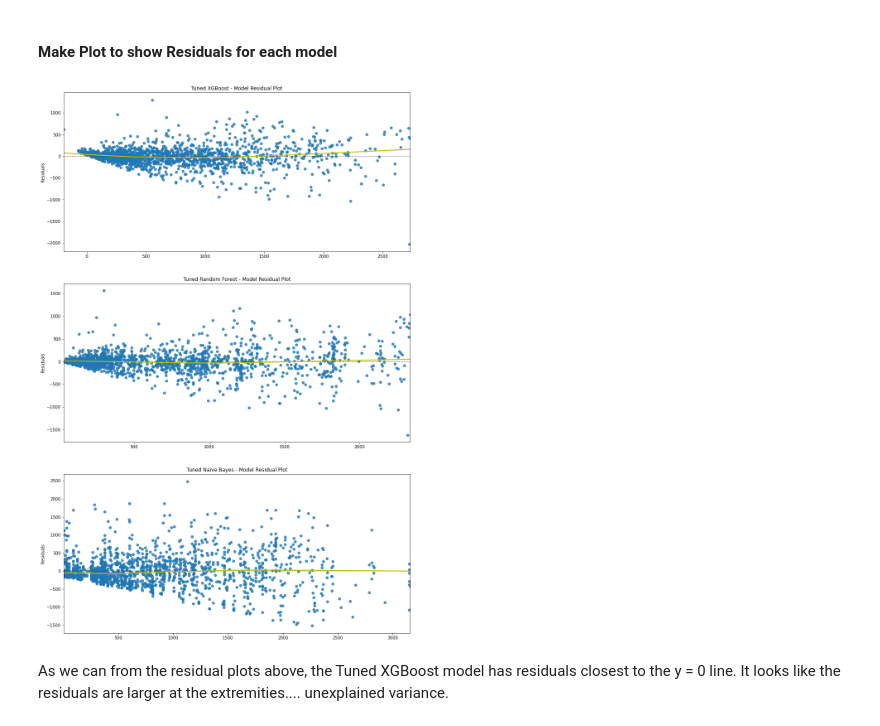
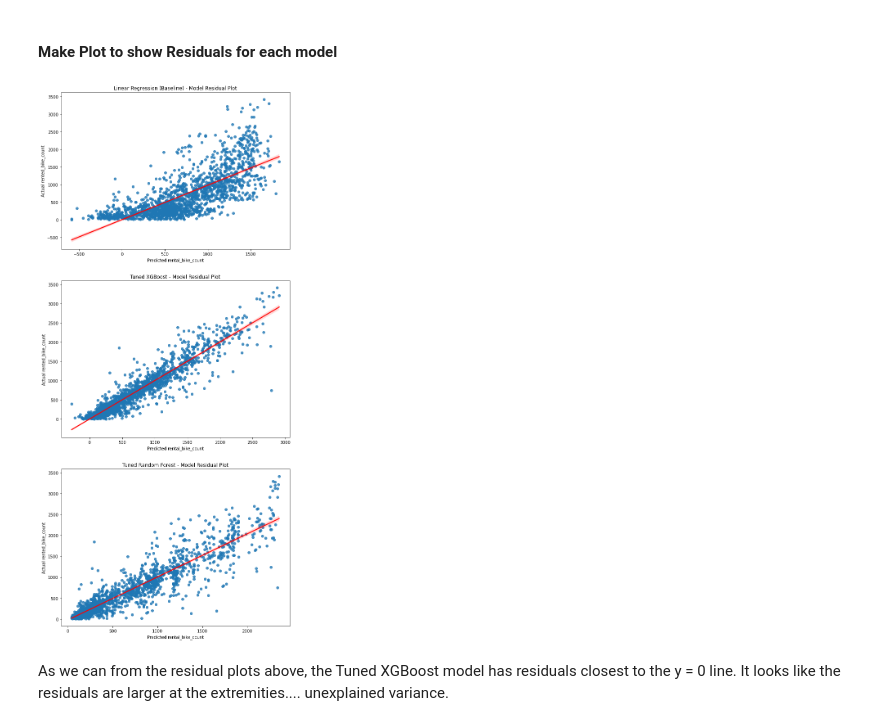
Before and after one commit to j4mes12/ITAI_Coursework, a Jupyter notebook: Task 1/04_Model_Tuning.ipynb, the cells around one changed output. Drawn from its saved outputs; the diff is of its cells as text; code cells hidden in the pictures.

```diff
--- a/Task 1/04_Model_Tuning.ipynb
+++ b/Task 1/04_Model_Tuning.ipynb
@@ -228,3 +280,0 @@ xgb_tuned_params['max_depth'] = 3
-# %%
-xgb_tuned = XGBRegressor(**xgb_tuned_params)
-xgb_tuned.fit(X_train, y_train, **fit_params)
@@ -252,10 +294,14 @@ Although these R2 scores are lower then the baseline xgboost R2 scores, we have
 ### RandomForest Model Tuning
 
 As mentioned, since the RandomForest hyperparameters are tree-based, we can tune them all with a single study. The parameters we will be tuning are the following: `max_depth`, `max_features`, `n_estimators`, `bootstrap`, `min_samples_leaf` and `min_samples_split`.
-# %%
-rf_base_params = {
-    'verbose' : 0,
-    'random_state' : p.RANDOM_STATE,
-    }
-
-rf_optuna_base = RandomForestRegressor(**rf_base_params)
+# %%
+model = rf_optuna_base.fit(**train_data)
+
+train_r2 = f.evaluate_model(model, metric = 'r2', **train_data)
+test_r2 = f.evaluate_model(model, metric = 'r2', **test_data)
+
+xgb_results_record['Train R2 Score'].append(train_r2)
+xgb_results_record['Test R2 Score'].append(test_r2)
+
+print('Train R2:', train_r2)
+print('Test R2:', test_r2)
@@ -262,14 +311,17 @@ rf_optuna_base = RandomForestRegressor(**rf_base_params)
 # %%
 rf_oscv_params = {
-    'max_depth' : IntUniformDistribution(2, 6),
-    'max_features' : CategoricalDistribution(['auto', 'sqrt']),
+    'max_depth' : IntUniformDistribution(6, 15),
+    'max_features' : CategoricalDistribution(['auto', 'sqrt', 'log2']),
     'n_estimators' : IntUniformDistribution(50, 1000),
     'bootstrap' : CategoricalDistribution([True, False]),
     'min_samples_leaf' : UniformDistribution(0, 0.5),
     'min_samples_split' : UniformDistribution(0, 0.5),
     }
 
+rf_study = optuna.create_study(sampler = sampler, direction = 'maximize', study_name = 'RF_HyperParam_CV')
+
 rf_oscv = OptunaSearchCV(
+    study = rf_study,
     estimator = rf_optuna_base,
     param_distributions = rf_oscv_params,
     cv = 10,
@@ -278,8 +330,7 @@ rf_oscv = OptunaSearchCV(
     random_state = p.RANDOM_STATE,
     refit = True,
     scoring = 'r2',
-    return_train_score = True,
-    verbose = 2
+    verbose = 1
 )
 
 rf_oscv.fit(X_train, y_train)
@@ -403,27 +401,26 @@ Looking at these R2 scores, it looks like the Tuned XGBoost model is the appropr
 # %%
 def make_residual_plot():
 
-    fig, ax = plt.subplots(nrows = 3, ncols = 1, figsize=(15, 24))
+    fig, ax = plt.subplots(nrows = 3, ncols = 1, figsize=(10, 24))
 
-    for idx, model_info in enumerate([('Tuned XGBoost', xgb_tuned), ('Tuned Random Forest', rf_tuned), ('Tuned Naive Bayes', nb_tuned)]):
+    for idx, model_info in enumerate([('Linear Regression (Baseline)', lr), ('Tuned XGBoost', xgb_tuned), ('Tuned Random Forest', rf_tuned)]):
 
         model_name = model_info[0]
         model = model_info[1]
 
-        sns.residplot(
+        sns.regplot(
             ax = ax[idx],
             x = model.predict(X_val),
             y = y_val,
-            lowess = True,
-            line_kws = {'color' : 'y'},
-        ).set(title = f'{model_name} - Model Residual Plot', ylabel = 'Residuals')
+            line_kws = {'color' : 'r'},
+        ).set(title = f'{model_name} - Model Residual Plot', ylabel = 'Actual rented_bike_count', xlabel = 'Predicted rental_bike_count')
 
     plt.savefig(p.OUTPUTS_PATH + 'residuals1.png')
     plt.show()
 
 make_residual_plot()
 # %% [output]
-[figure, old version]
+[figure, new version]
 # %% [markdown]
 As we can from the residual plots above, the Tuned XGBoost model has residuals closest to the y = 0 line. It looks like the residuals are larger at the extremities.... unexplained variance.
 # %% [markdown]
```
Also changed, not shown: parts of 47 cells of this notebook, 7 other files.
